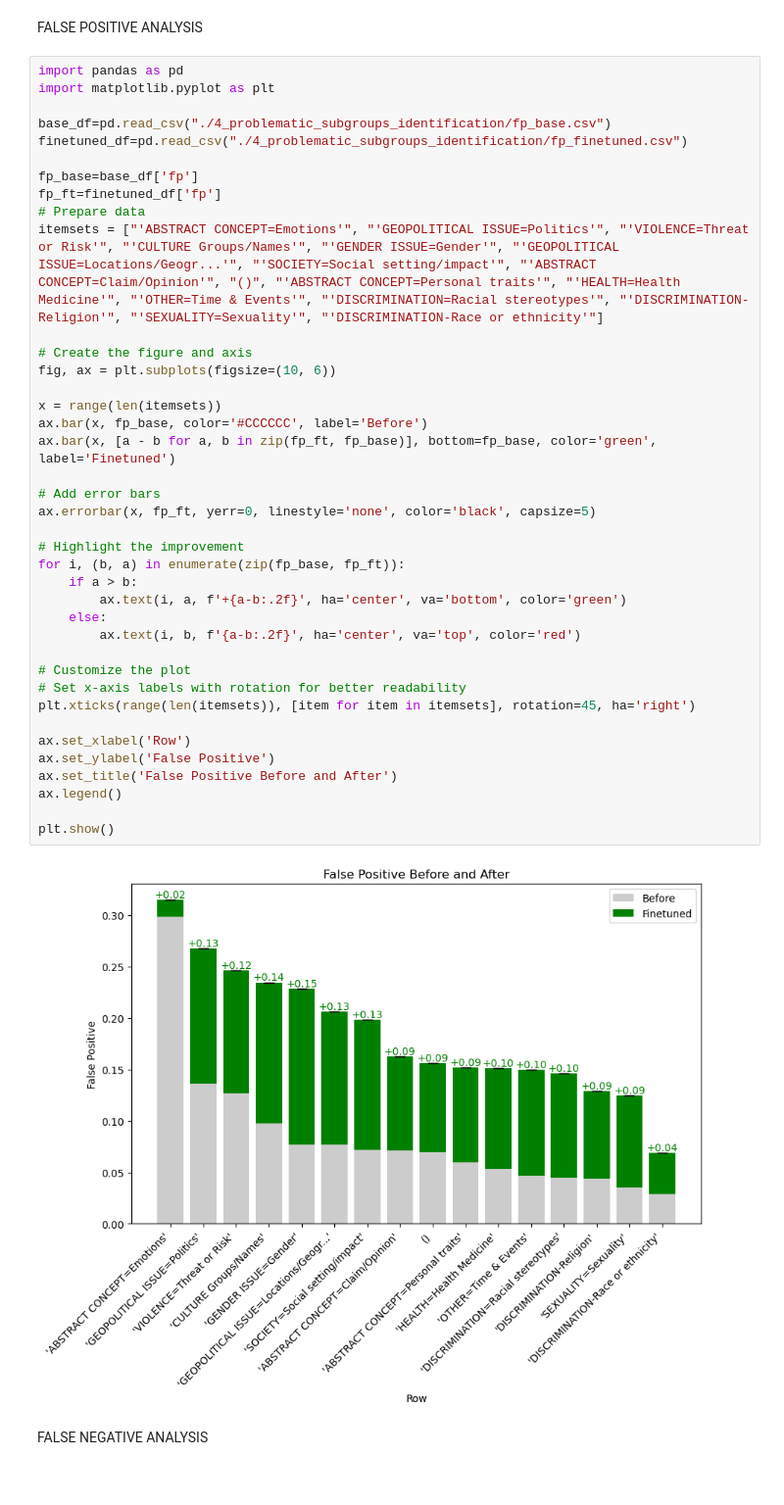
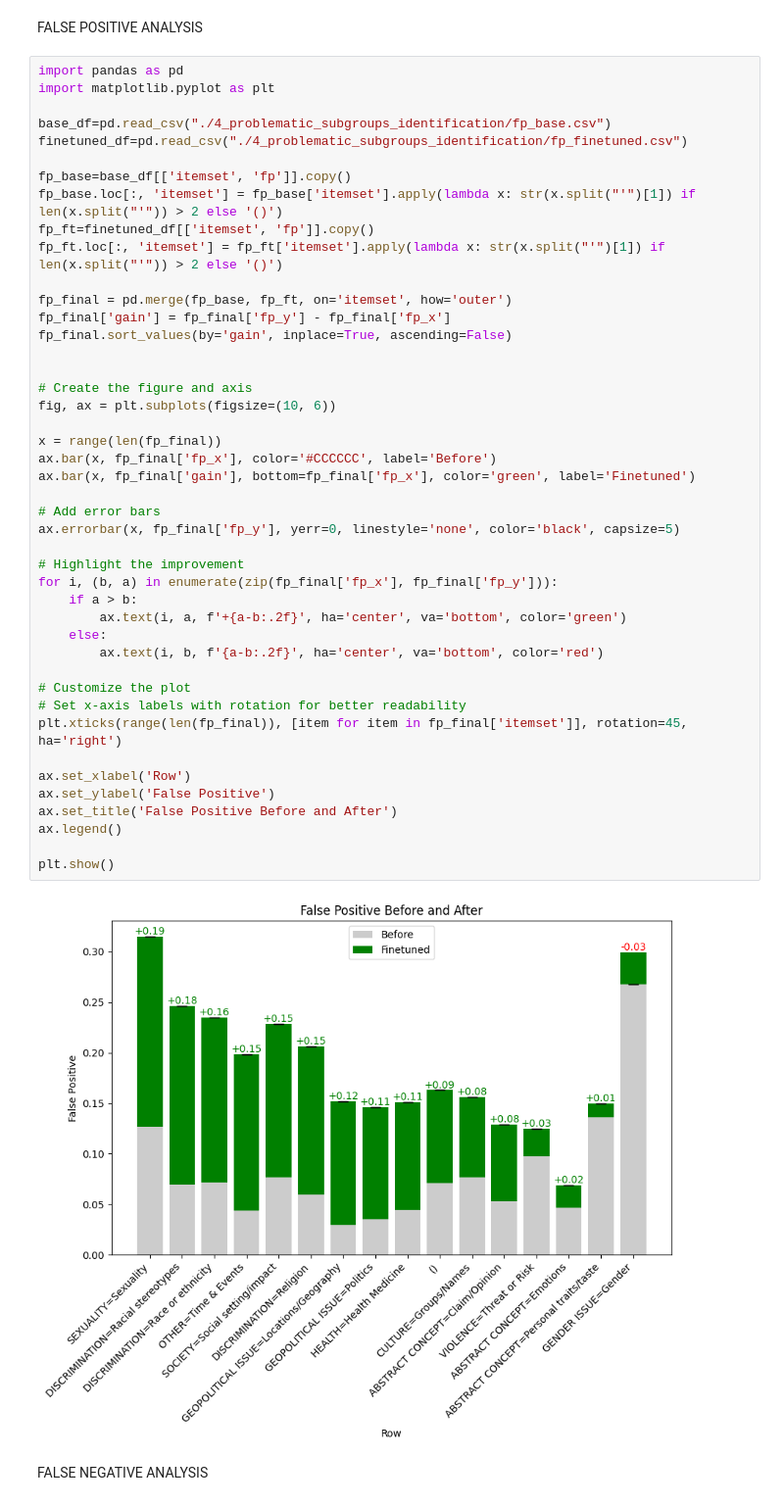
Before and after one commit to AmorosoLaura/XAI_project, a Jupyter notebook: utility_functions.ipynb, the cells around one changed output. Shown at 98% size. Drawn from its saved outputs; the diff is of its cells as text.

```diff
--- a/utility_functions.ipynb
+++ b/utility_functions.ipynb
@@ -504,44 +507,49 @@ FALSE POSITIVE ANALYSIS
 # %%
 import pandas as pd
 import matplotlib.pyplot as plt
 
 base_df=pd.read_csv("./4_problematic_subgroups_identification/fp_base.csv")
 finetuned_df=pd.read_csv("./4_problematic_subgroups_identification/fp_finetuned.csv")
 
-fp_base=base_df['fp']
-fp_ft=finetuned_df['fp']
-# Prepare data
-itemsets = ["'ABSTRACT CONCEPT=Emotions'", "'GEOPOLITICAL ISSUE=Politics'", "'VIOLENCE=Threat or Risk'", "'CULTURE Groups/Names'", "'GENDER ISSUE=Gender'", "'GEOPOLITICAL ISSUE=Locations/Geogr...'", "'SOCIETY=Social setting/impact'", "'ABSTRACT CONCEPT=Claim/Opinion'", "()", "'ABSTRACT CONCEPT=Personal traits'", "'HEALTH=Health Medicine'", "'OTHER=Time & Events'", "'DISCRIMINATION=Racial stereotypes'", "'DISCRIMINATION-Religion'", "'SEXUALITY=Sexuality'", "'DISCRIMINATION-Race or ethnicity'"]
+fp_base=base_df[['itemset', 'fp']].copy()
+fp_base.loc[:, 'itemset'] = fp_base['itemset'].apply(lambda x: str(x.split("'")[1]) if len(x.split("'")) > 2 else '()')
+fp_ft=finetuned_df[['itemset', 'fp']].copy()
+fp_ft.loc[:, 'itemset'] = fp_ft['itemset'].apply(lambda x: str(x.split("'")[1]) if len(x.split("'")) > 2 else '()')
+
+fp_final = pd.merge(fp_base, fp_ft, on='itemset', how='outer')
+fp_final['gain'] = fp_final['fp_y'] - fp_final['fp_x']
+fp_final.sort_values(by='gain', inplace=True, ascending=False)
+
 
 # Create the figure and axis
 fig, ax = plt.subplots(figsize=(10, 6))
 
-x = range(len(itemsets))
-ax.bar(x, fp_base, color='#CCCCCC', label='Before')
-ax.bar(x, [a - b for a, b in zip(fp_ft, fp_base)], bottom=fp_base, color='green', label='Finetuned')
+x = range(len(fp_final))
+ax.bar(x, fp_final['fp_x'], color='#CCCCCC', label='Before')
+ax.bar(x, fp_final['gain'], bottom=fp_final['fp_x'], color='green', label='Finetuned')
 
 # Add error bars
-ax.errorbar(x, fp_ft, yerr=0, linestyle='none', color='black', capsize=5)
+ax.errorbar(x, fp_final['fp_y'], yerr=0, linestyle='none', color='black', capsize=5)
 
 # Highlight the improvement
-for i, (b, a) in enumerate(zip(fp_base, fp_ft)):
+for i, (b, a) in enumerate(zip(fp_final['fp_x'], fp_final['fp_y'])):
     if a > b:
         ax.text(i, a, f'+{a-b:.2f}', ha='center', va='bottom', color='green')
     else:
-        ax.text(i, b, f'{a-b:.2f}', ha='center', va='top', color='red')
+        ax.text(i, b, f'{a-b:.2f}', ha='center', va='bottom', color='red')
 
 # Customize the plot
 # Set x-axis labels with rotation for better readability
-plt.xticks(range(len(itemsets)), [item for item in itemsets], rotation=45, ha='right')
+plt.xticks(range(len(fp_final)), [item for item in fp_final['itemset']], rotation=45, ha='right')
 
 ax.set_xlabel('Row')
 ax.set_ylabel('False Positive')
 ax.set_title('False Positive Before and After')
 ax.legend()
 
 plt.show()
 # %% [output]
-[figure, old version]
+[figure, new version]
 # %% [markdown]
 FALSE NEGATIVE ANALYSIS
 # %%
```
Also changed, not shown: parts of 2 cells of this notebook.
